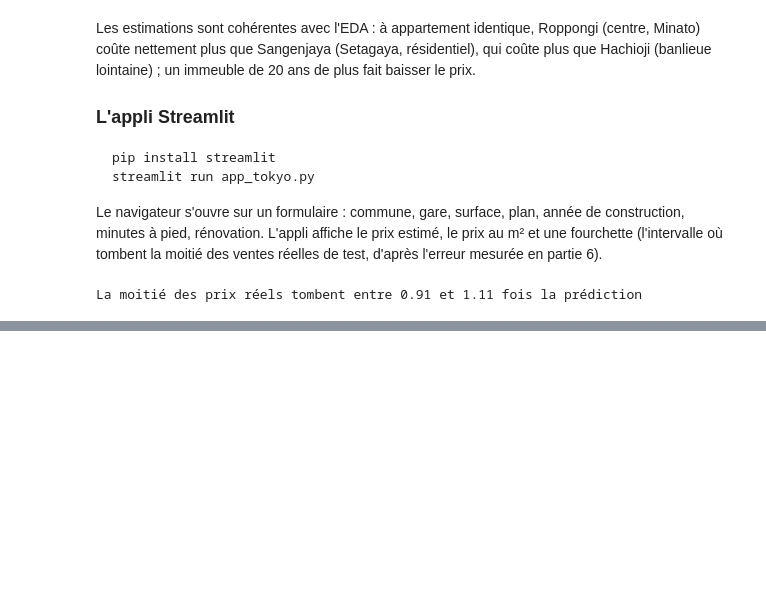
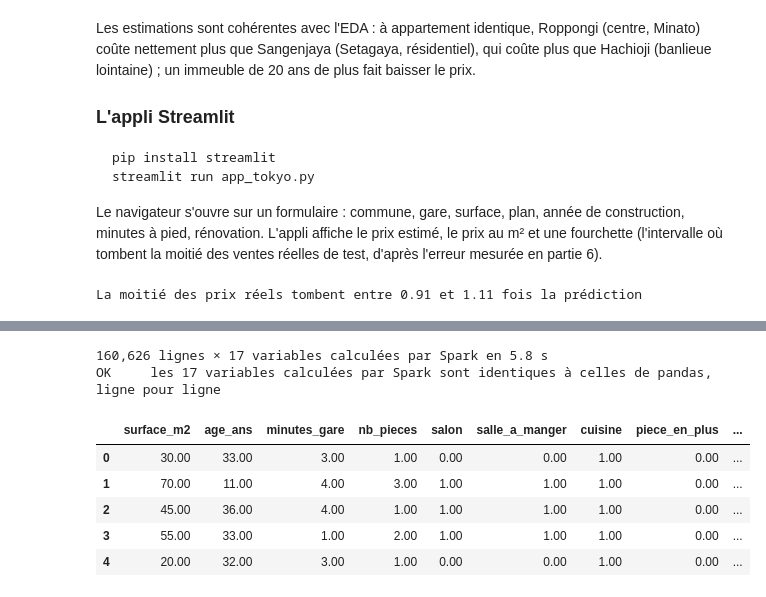
Before and after one commit to QDaruma/BigData, a Jupyter notebook: TP3_ID12/Small/tokyo_immo.ipynb, the cells around one changed output, grey strips where cells are left out. Drawn from its saved outputs; the diff is of its cells as text; code cells hidden in the pictures; blank space fills up the shorter version.

```diff
--- a/tp3/tokyo_immo.ipynb
+++ b/TP3_ID12/Small/tokyo_immo.ipynb
@@ -925,0 +1084,56 @@ La moitié des prix réels tombent entre 0.91 et 1.11 fois la prédiction
+# %%
+plan = F.col("FloorPlan")
+numerote = plan.rlike(r"^\d")                     # « 3LDK » oui ; « Studio Apartment », « Duplex » non
+avant_plus = F.split(plan, r"\+").getItem(0)       # « 2LDK+S » -> « 2LDK »
+
+def lettre(l):
+    """1 si le plan numéroté contient la lettre (L, D ou K) avant le « + », 0 sinon, vide si pas numéroté."""
+    return F.when(numerote, F.when(avant_plus.contains(l), 1.0).otherwise(0.0))
+
+def texte_ou_inconnu(col):
+    return F.coalesce(col.cast("string"), F.lit("inconnu"))
+
+t0 = time.perf_counter()
+X_s = propre_s.select(
+    F.col("Area").cast("double").alias("surface_m2"),
+    (F.col("Year") - F.col("BuildingYear")).cast("double").alias("age_ans"),
+    F.col("MinTimeToNearestStation").cast("double").alias("minutes_gare"),
+    F.when(numerote, F.regexp_extract(plan, r"^(\d+)", 1).cast("double"))
+     .when(plan == "Studio Apartment", 1.0).alias("nb_pieces"),
+    lettre("L").alias("salon"), lettre("D").alias("salle_a_manger"), lettre("K").alias("cuisine"),
+    F.when(numerote, F.when(plan.contains("+S"), 1.0).otherwise(0.0)).alias("piece_en_plus"),
+    F.when(F.col("Renovation") == "Done", 1.0).when(F.col("Renovation") == "Not yet", 0.0).alias("renove"),
+    F.col("CoverageRatio").cast("double").alias("taux_emprise"),
+    F.col("FloorAreaRatio").cast("double").alias("taux_densite"),
+    (F.col("Year") + (F.col("Quarter") - 1) / 4).alias("date"),
+    F.col("Municipality").endswith("Ward").cast("double").alias("arrondissement_23"),
+    texte_ou_inconnu(F.col("Municipality")).alias("commune"),
+    texte_ou_inconnu(F.when(F.col("Structure").isin("RC", "SRC"), F.col("Structure"))
+                      .when(F.col("Structure").isNotNull(), "autre")).alias("structure"),
+    texte_ou_inconnu(F.col("CityPlanning")).alias("zonage"),
+    texte_ou_inconnu(F.col("NearestStation")).alias("gare"),
+)
+X_spark = X_s.toPandas()                          # 160 000 lignes : on peut les rapatrier pour comparer
+t_variables_s = time.perf_counter() - t0
+print(f"{len(X_spark):,} lignes × {X_spark.shape[1]} variables calculées par Spark en {t_variables_s:.1f} s")
+
+# Comparaison ligne pour ligne : l'ordre des lignes n'est pas garanti avec Spark, on trie les deux tableaux.
+def trier(df):
+    return df[tokyo_prep.VARIABLES].sort_values(tokyo_prep.VARIABLES, na_position="last").reset_index(drop=True)
+try:
+    pd.testing.assert_frame_equal(trier(X_spark), trier(X), check_dtype=False, rtol=1e-9)
+    identiques, ecart = True, ""
+except AssertionError as e:
+    identiques, ecart = False, str(e)[:300]
+verifier("les 17 variables calculées par Spark sont identiques à celles de pandas, ligne pour ligne",
+         identiques, ecart)
+X_spark.head()
+# %% [output]
+160,626 lignes × 17 variables calculées par Spark en 5.8 s
+OK     les 17 variables calculées par Spark sont identiques à celles de pandas, ligne pour ligne
+|  | surface_m2 | age_ans | minutes_gare | nb_pieces | salon | salle_a_manger | cuisine | piece_en_plus | ... |
+| 0 | 30.00 | 33.00 | 3.00 | 1.00 | 0.00 | 0.00 | 1.00 | 0.00 | ... |
+| 1 | 70.00 | 11.00 | 4.00 | 3.00 | 1.00 | 1.00 | 1.00 | 0.00 | ... |
+| 2 | 45.00 | 36.00 | 4.00 | 1.00 | 1.00 | 1.00 | 1.00 | 0.00 | ... |
+| 3 | 55.00 | 33.00 | 1.00 | 2.00 | 1.00 | 1.00 | 1.00 | 0.00 | ... |
+| 4 | 20.00 | 32.00 | 3.00 | 1.00 | 0.00 | 0.00 | 1.00 | 0.00 | ... |
```
Also changed, not shown: parts of 33 cells of this notebook, 40 other files.
